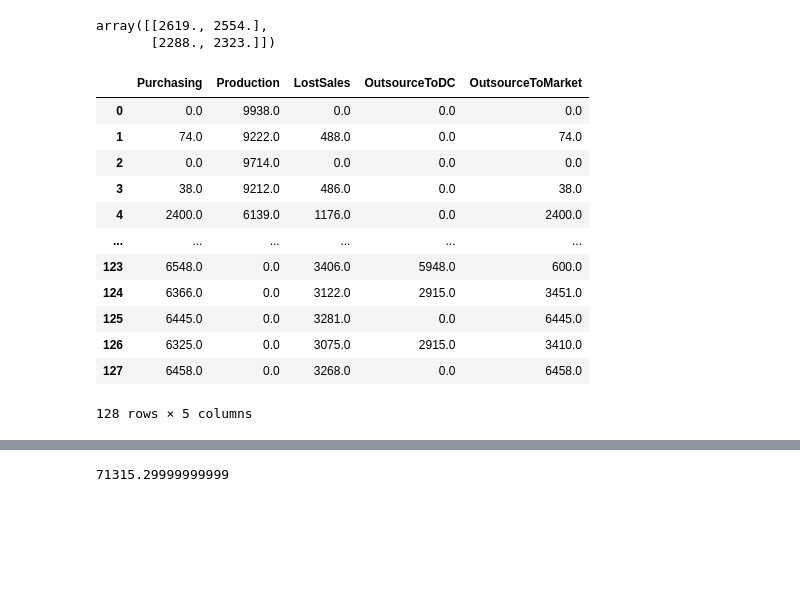
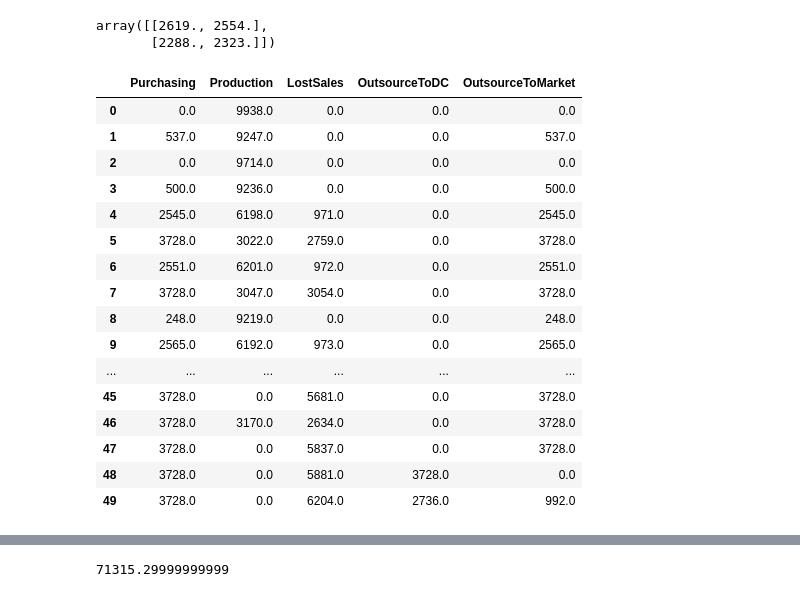
Before and after one commit to dkabe/SC_Resilience, a Jupyter notebook: Instances/stochastic_resilience_I2_v2.ipynb, the cells around one changed output, grey strips where cells are left out. Drawn from its saved outputs; the diff is of its cells as text; code cells hidden in the pictures; blank space fills up the shorter version.

```diff
--- a/Instances/stochastic_resilience_I2_v2.ipynb
+++ b/Instances/stochastic_resilience_I2_v2.ipynb
@@ -557,21 +554,25 @@ OutsourceToMarket = [Summary_dict['OutsourceToMarket_' + str(s)] for s in range(
 Unit_df = pd.DataFrame(list(zip(Purchasing, Production, LostSales, OutsourceToDC, OutsourceToMarket)),
              columns = ["Purchasing", "Production", "LostSales", "OutsourceToDC", "OutsourceToMarket"])
 # %%
-np.round(Unit_df)
+np.round(Unit_df)[:50]
 # %% [output]
 |  | Purchasing | Production | LostSales | OutsourceToDC | OutsourceToMarket |
 | 0 | 0.0 | 9938.0 | 0.0 | 0.0 | 0.0 |
-| 1 | 74.0 | 9222.0 | 488.0 | 0.0 | 74.0 |
+| 1 | 537.0 | 9247.0 | 0.0 | 0.0 | 537.0 |
 | 2 | 0.0 | 9714.0 | 0.0 | 0.0 | 0.0 |
-| 3 | 38.0 | 9212.0 | 486.0 | 0.0 | 38.0 |
-| 4 | 2400.0 | 6139.0 | 1176.0 | 0.0 | 2400.0 |
+| 3 | 500.0 | 9236.0 | 0.0 | 0.0 | 500.0 |
+| 4 | 2545.0 | 6198.0 | 971.0 | 0.0 | 2545.0 |
+| 5 | 3728.0 | 3022.0 | 2759.0 | 0.0 | 3728.0 |
+| 6 | 2551.0 | 6201.0 | 972.0 | 0.0 | 2551.0 |
+| 7 | 3728.0 | 3047.0 | 3054.0 | 0.0 | 3728.0 |
+| 8 | 248.0 | 9219.0 | 0.0 | 0.0 | 248.0 |
+| 9 | 2565.0 | 6192.0 | 973.0 | 0.0 | 2565.0 |
 | ... | ... | ... | ... | ... | ... |
-| 123 | 6548.0 | 0.0 | 3406.0 | 5948.0 | 600.0 |
-| 124 | 6366.0 | 0.0 | 3122.0 | 2915.0 | 3451.0 |
-| 125 | 6445.0 | 0.0 | 3281.0 | 0.0 | 6445.0 |
-| 126 | 6325.0 | 0.0 | 3075.0 | 2915.0 | 3410.0 |
-| 127 | 6458.0 | 0.0 | 3268.0 | 0.0 | 6458.0 |
+| 45 | 3728.0 | 0.0 | 5681.0 | 0.0 | 3728.0 |
+| 46 | 3728.0 | 3170.0 | 2634.0 | 0.0 | 3728.0 |
+| 47 | 3728.0 | 0.0 | 5837.0 | 0.0 | 3728.0 |
+| 48 | 3728.0 | 0.0 | 5881.0 | 3728.0 | 0.0 |
+| 49 | 3728.0 | 0.0 | 6204.0 | 2736.0 | 992.0 |
-128 rows × 5 columns
 # %%
 # Unweighted average
 # %%
```
Also changed, not shown: parts of 10 cells of this notebook, 1 other file.
